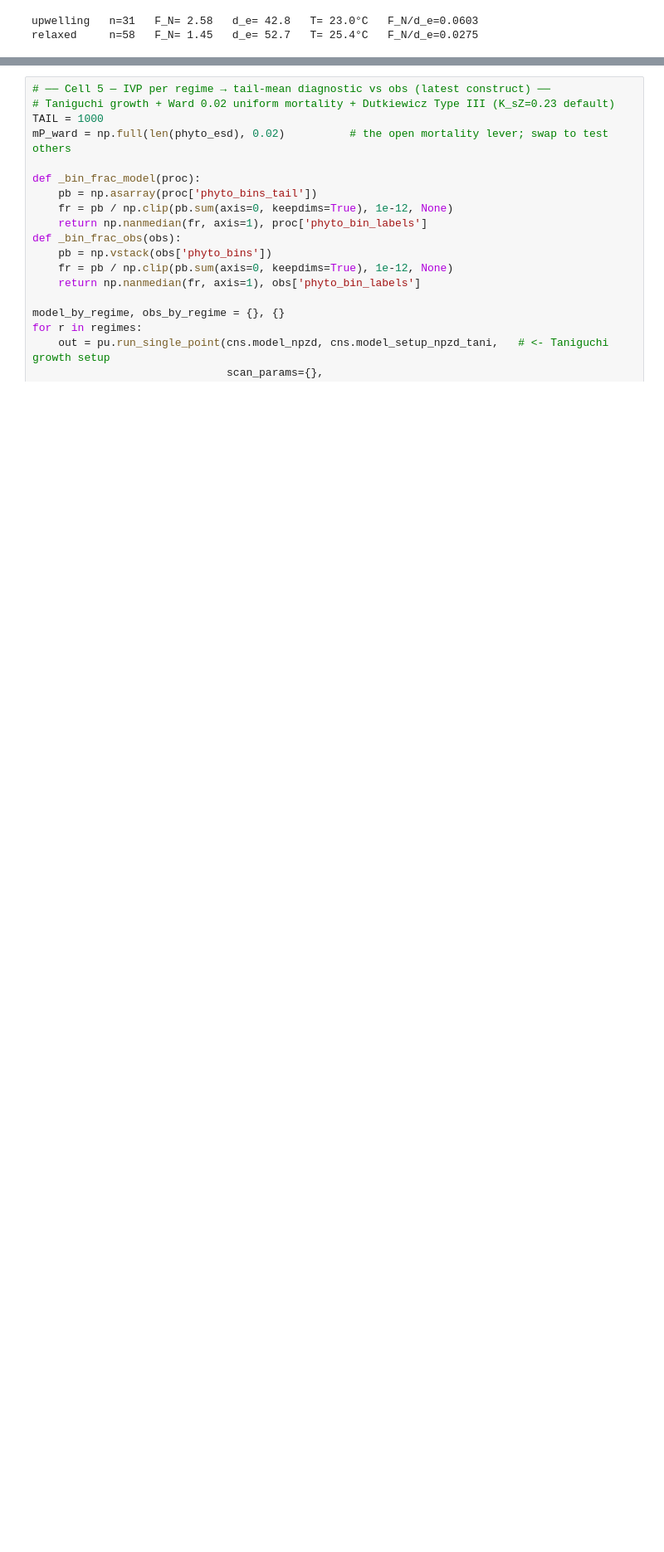
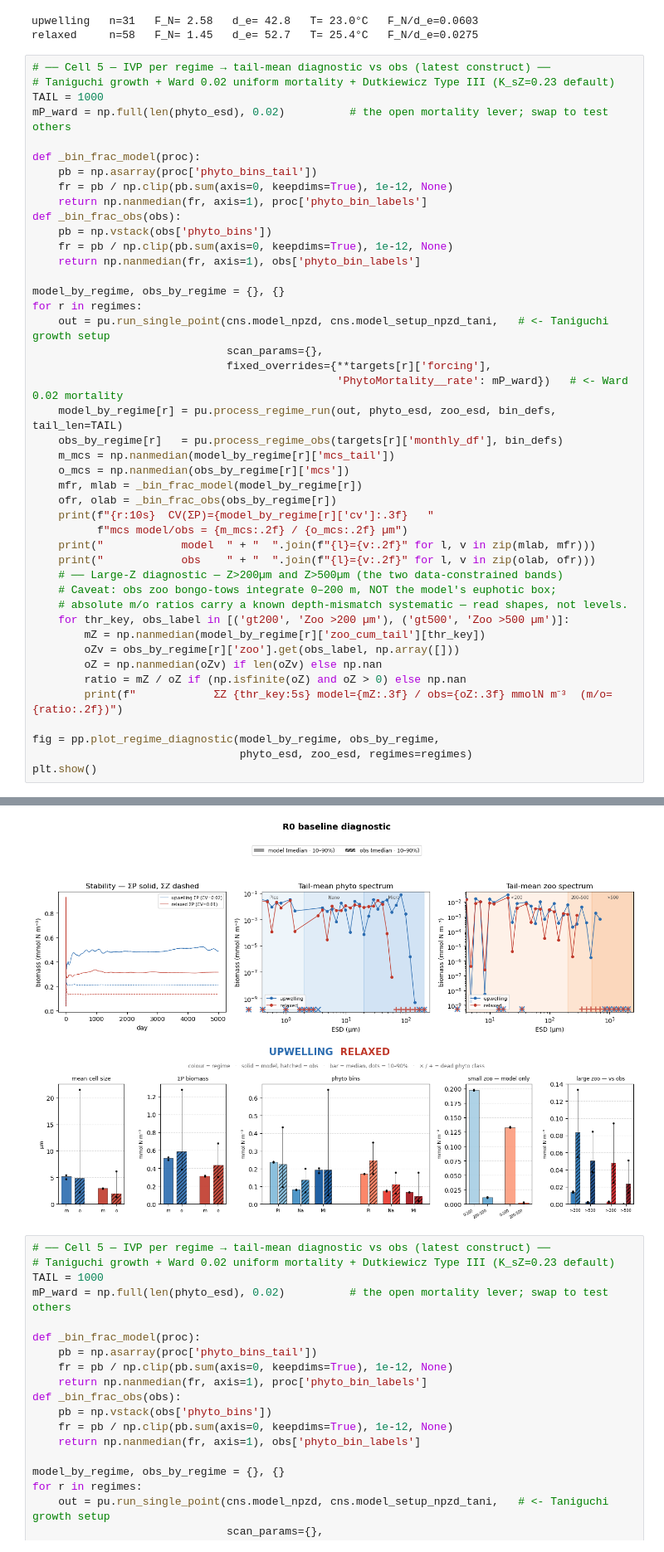
Before and after one commit to ben1post/SSMCariaco, a Jupyter notebook: parameter_scan/r0_testing/FinalBaseline_hump.ipynb, the cells around one changed output, grey strips where cells are left out. Shown at 83% size. Cells and saved outputs as stored; diff of their text form; blank space fills up the shorter version.

```diff
--- a/parameter_scan/r0_testing/FinalBaseline_hump.ipynb
+++ b/parameter_scan/r0_testing/FinalBaseline_hump.ipynb
@@ -93,3 +93,48 @@ for r in regimes:
 [figure]
 upwelling   n=31   F_N= 2.58   d_e= 42.8   T= 23.0°C   F_N/d_e=0.0603
 relaxed     n=58   F_N= 1.45   d_e= 52.7   T= 25.4°C   F_N/d_e=0.0275
+# %%
+# ── Cell 5 — IVP per regime → tail-mean diagnostic vs obs (latest construct) ──
+# Taniguchi growth + Ward 0.02 uniform mortality + Dutkiewicz Type III (K_sZ=0.23 default)
+TAIL = 1000
+mP_ward = np.full(len(phyto_esd), 0.02)          # the open mortality lever; swap to test others
+
+def _bin_frac_model(proc):
+    pb = np.asarray(proc['phyto_bins_tail'])
+    fr = pb / np.clip(pb.sum(axis=0, keepdims=True), 1e-12, None)
+    return np.nanmedian(fr, axis=1), proc['phyto_bin_labels']
+def _bin_frac_obs(obs):
+    pb = np.vstack(obs['phyto_bins'])
+    fr = pb / np.clip(pb.sum(axis=0, keepdims=True), 1e-12, None)
+    return np.nanmedian(fr, axis=1), obs['phyto_bin_labels']
+
+model_by_regime, obs_by_regime = {}, {}
+for r in regimes:
+    out = pu.run_single_point(cns.model_npzd, cns.model_setup_npzd_tani,   # <- Taniguchi growth setup
+                              scan_params={},
+                              fixed_overrides={**targets[r]['forcing'],
+                                               'PhytoMortality__rate': mP_ward})   # <- Ward 0.02 mortality
+    model_by_regime[r] = pu.process_regime_run(out, phyto_esd, zoo_esd, bin_defs, tail_len=TAIL)
+    obs_by_regime[r]   = pu.process_regime_obs(targets[r]['monthly_df'], bin_defs)
+    m_mcs = np.nanmedian(model_by_regime[r]['mcs_tail'])
+    o_mcs = np.nanmedian(obs_by_regime[r]['mcs'])
+    mfr, mlab = _bin_frac_model(model_by_regime[r])
+    ofr, olab = _bin_frac_obs(obs_by_regime[r])
+    print(f"{r:10s}  CV(ΣP)={model_by_regime[r]['cv']:.3f}   "
+          f"mcs model/obs = {m_mcs:.2f} / {o_mcs:.2f} µm")
+    print("            model  " + "  ".join(f"{l}={v:.2f}" for l, v in zip(mlab, mfr)))
+    print("            obs    " + "  ".join(f"{l}={v:.2f}" for l, v in zip(olab, ofr)))
+    # ── Large-Z diagnostic — Z>200µm and Z>500µm (the two data-constrained bands)
+    # Caveat: obs zoo bongo-tows integrate 0–200 m, NOT the model's euphotic box;
+    # absolute m/o ratios carry a known depth-mismatch systematic — read shapes, not levels.
+    for thr_key, obs_label in [('gt200', 'Zoo >200 µm'), ('gt500', 'Zoo >500 µm')]:
+        mZ = np.nanmedian(model_by_regime[r]['zoo_cum_tail'][thr_key])
+        oZv = obs_by_regime[r]['zoo'].get(obs_label, np.array([]))
+        oZ = np.nanmedian(oZv) if len(oZv) else np.nan
+        ratio = mZ / oZ if (np.isfinite(oZ) and oZ > 0) else np.nan
+        print(f"            ΣZ {thr_key:5s} model={mZ:.3f} / obs={oZ:.3f} mmolN m⁻³  (m/o={ratio:.2f})")
+
+fig = pp.plot_regime_diagnostic(model_by_regime, obs_by_regime,
+                                phyto_esd, zoo_esd, regimes=regimes)
+plt.show()
+# %% [output]
@@ -96,3 +151,4 @@ relaxed     n=58   F_N= 1.45   d_e= 52.7   T= 25.4°C   F_N/d_e=0.0275
+[figure, added]
 # %%
 # ── Cell 5 — IVP per regime → tail-mean diagnostic vs obs (latest construct) ──
 # Taniguchi growth + Ward 0.02 uniform mortality + Dutkiewicz Type III (K_sZ=0.23 default)
```
Also changed, not shown: parts of 2 cells of this notebook, 5 other files.
